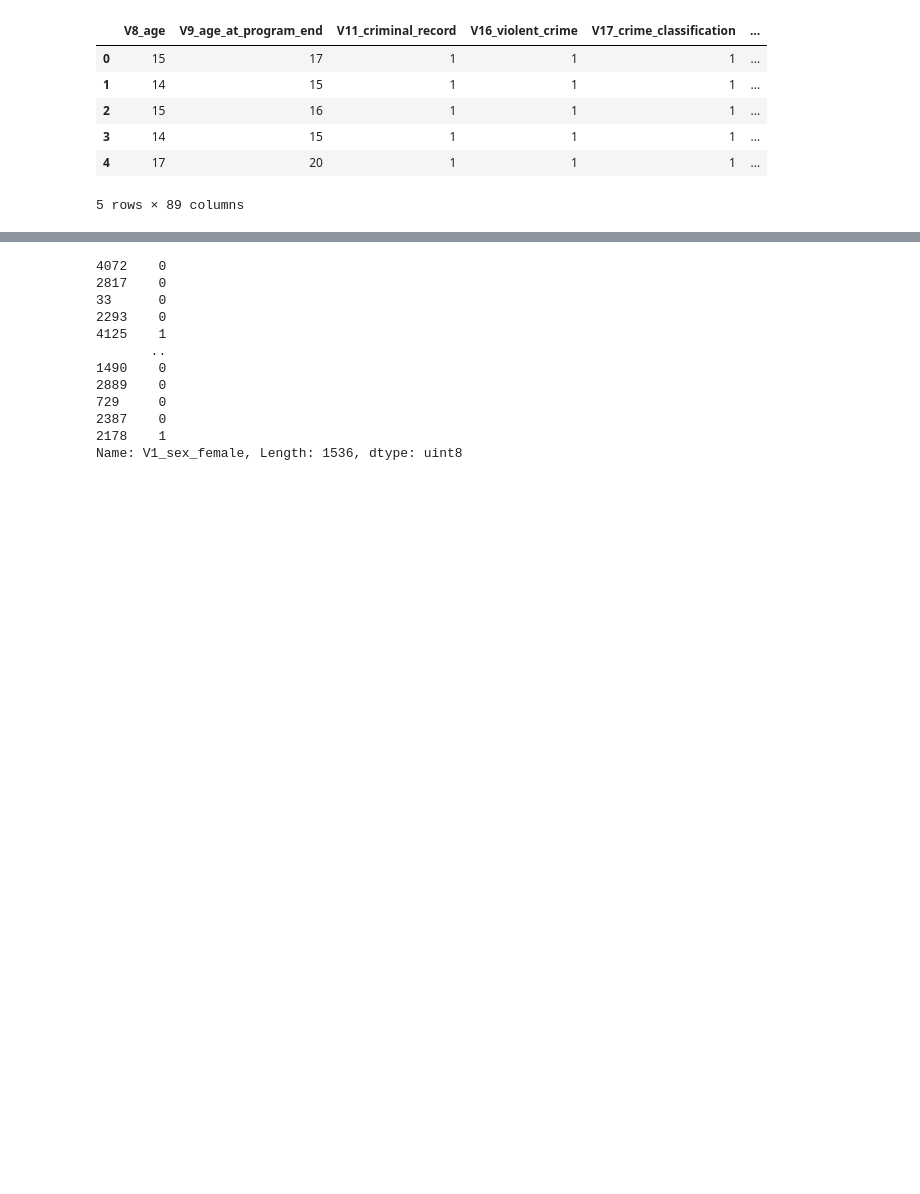
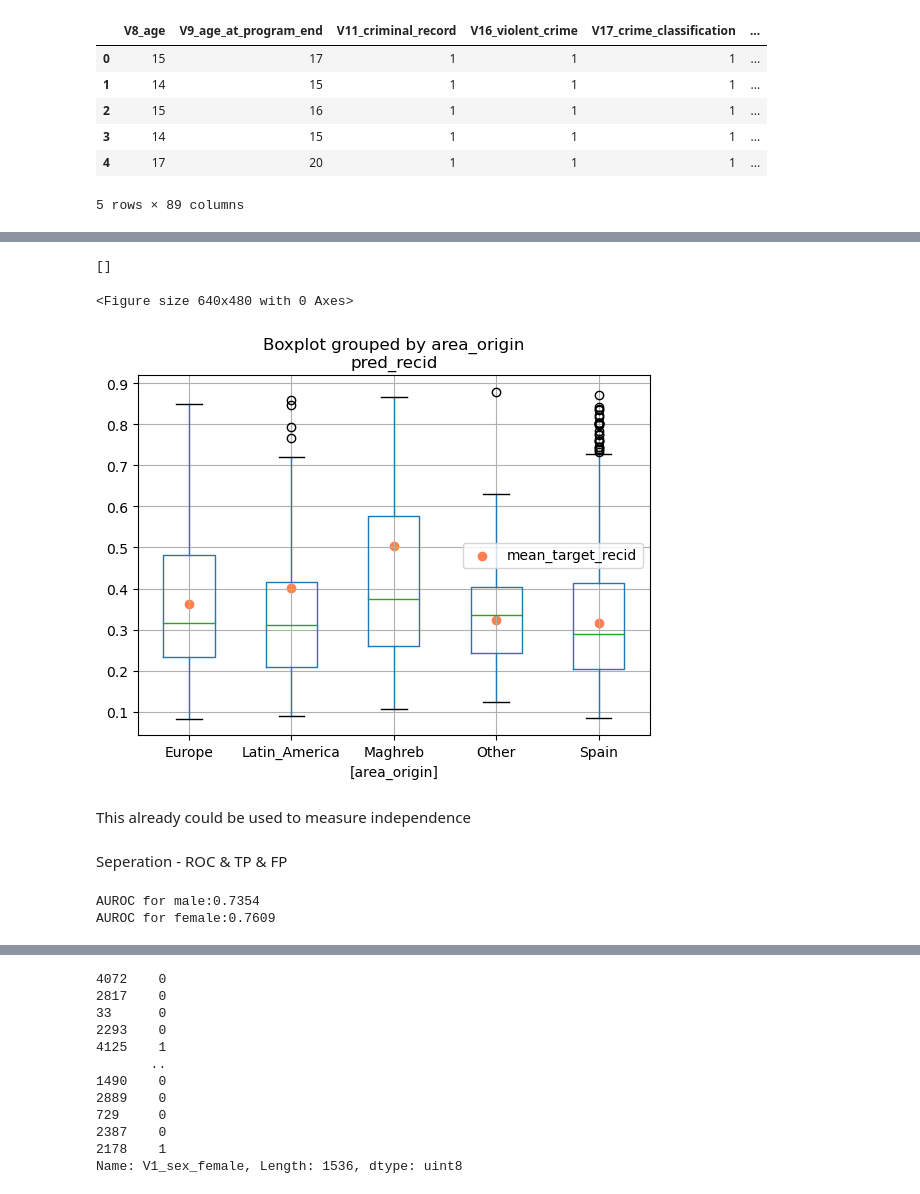
Before and after one commit to blclo/AlgorithmicFairness, a Jupyter notebook: src/notebook/baseline_models.ipynb, the cells around one changed output, grey strips where cells are left out. Drawn from its saved outputs; the diff is of its cells as text; code cells hidden in the pictures; blank space fills up the shorter version.

```diff
--- a/src/notebook/baseline_models.ipynb
+++ b/src/notebook/baseline_models.ipynb
@@ -231,0 +384,18 @@ predictions = [round(value) for value in y_pred]
+# %%
+res = prediction_prob_with_A.groupby('area_origin').mean()[['target_recid','pred_recid']]
+plt.figure()
+prediction_prob_with_A[['area_origin','pred_recid']].boxplot(by='area_origin')
+plt.scatter(1,res['target_recid']['Europe'],color='coral')
+plt.scatter(2,res['target_recid']['Latin_America'],color='coral',label='mean_target_recid')
+plt.scatter(3,res['target_recid']['Maghreb'],color='coral')
+plt.scatter(4,res['target_recid']['Other'],color='coral')
+plt.scatter(5,res['target_recid']['Spain'],color='coral')
+plt.legend()
+# plt.xticks([1,2], ['female','male'])
+plt.plot()
+# %% [output]
+[]
+<Figure size 640x480 with 0 Axes>
+[figure, added]
+# %% [markdown]
+This already could be used to measure independence
@@ -231,0 +417,2 @@ predictions = [round(value) for value in y_pred]
+# %% [markdown]
+Seperation - ROC & TP & FP
@@ -231,0 +431,8 @@ predictions = [round(value) for value in y_pred]
+# %%
+print('AUROC for male:{:.4f}'.format(roc_auc_score(male_prediction_prob_with_A['target_recid'],
+                                                   male_prediction_prob_with_A['pred_recid'])))
+print('AUROC for female:{:.4f}'.format(roc_auc_score(female_prediction_prob_with_A['target_recid'],
+                                                   female_prediction_prob_with_A['pred_recid'])))
+# %% [output]
+AUROC for male:0.7354
+AUROC for female:0.7609
```
Also changed, not shown: parts of 71 cells of this notebook.
